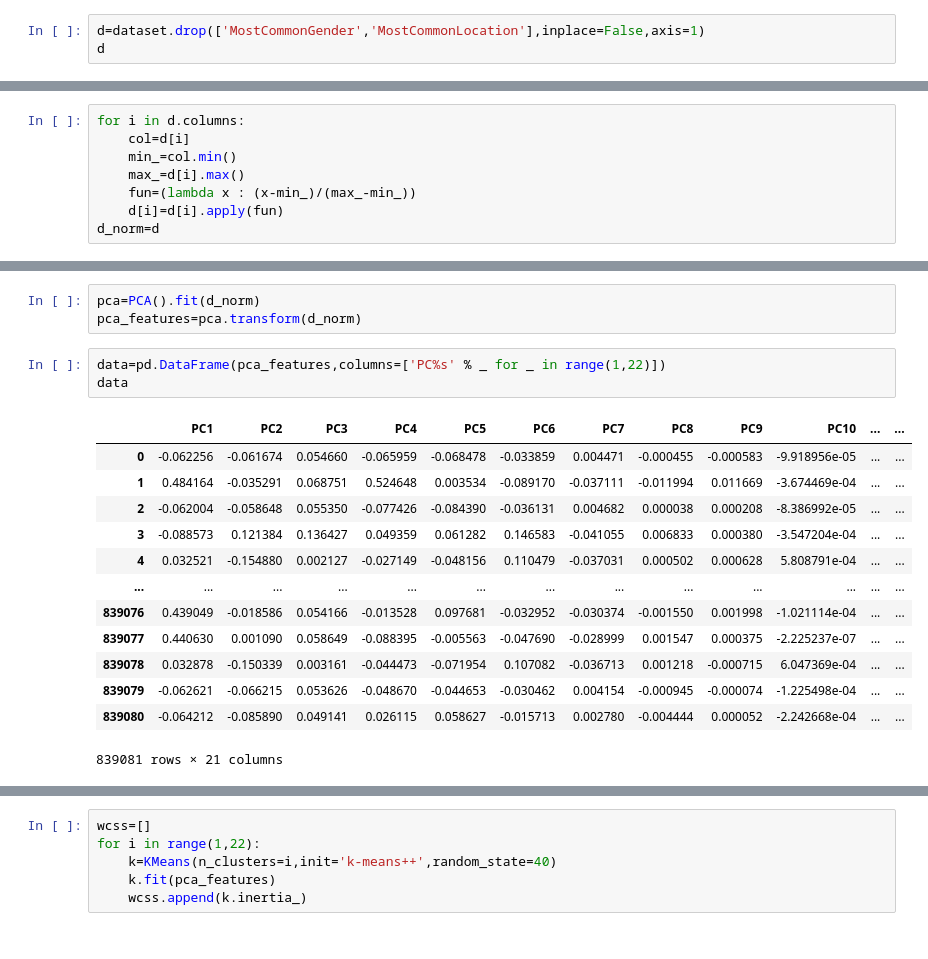
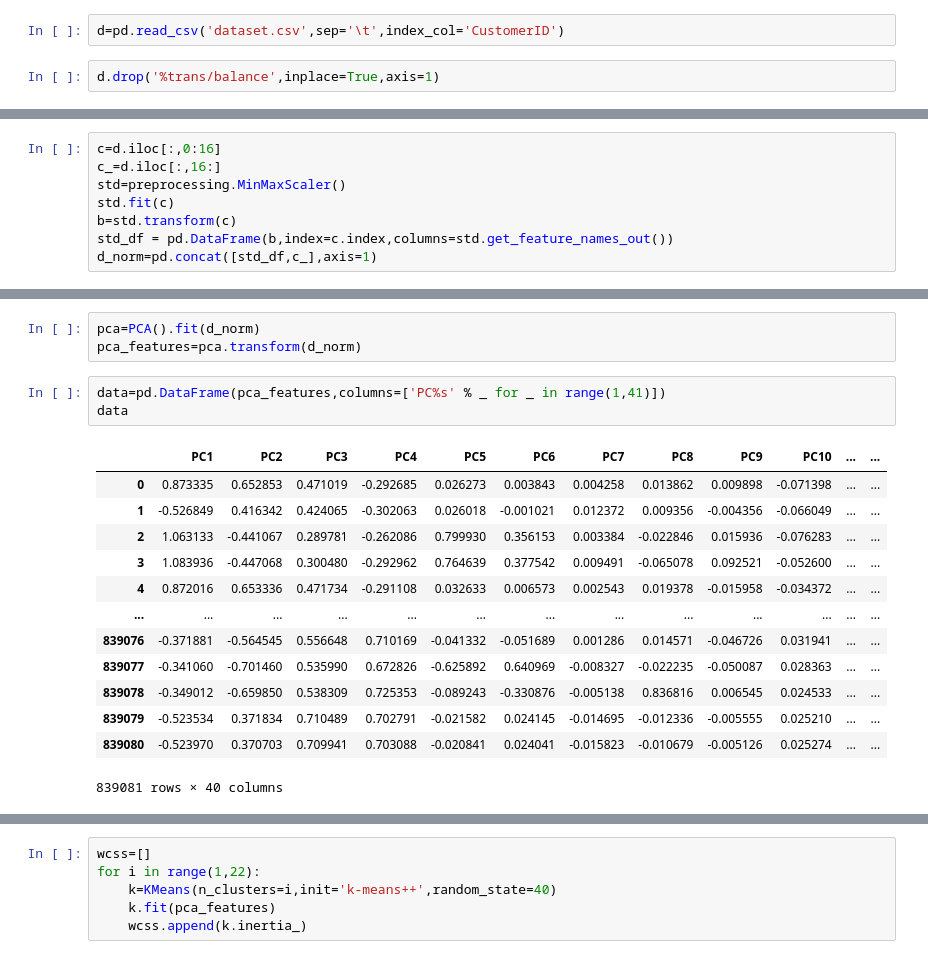
Before and after one commit to MattiaCastaldo/ADM-Homework-4, a Jupyter notebook: Mattia.ipynb, the cells around one changed output, grey strips where cells are left out. Saved outputs shown, nothing was run; the diff lists cells and outputs as text.

```diff
--- a/Mattia.ipynb
+++ b/Mattia.ipynb
@@ -294,3 +315,4 @@ array([[-0.40881364, -0.38266394],
+# %%
+d=pd.read_csv('dataset.csv',sep='\t',index_col='CustomerID')
 # %%
-d=dataset.drop(['MostCommonGender','MostCommonLocation'],inplace=False,axis=1)
-d
+d.drop('%trans/balance',inplace=True,axis=1)
@@ -312,8 +318,0 @@ d
-# %%
-for i in d.columns:
-    col=d[i]
-    min_=col.min()
-    max_=d[i].max()
-    fun=(lambda x : (x-min_)/(max_-min_))
-    d[i]=d[i].apply(fun)
-d_norm=d
@@ -337,0 +336,8 @@ d_normalized
+# %%
+c=d.iloc[:,0:16]
+c_=d.iloc[:,16:]
+std=preprocessing.MinMaxScaler()
+std.fit(c)
+b=std.transform(c)
+std_df = pd.DataFrame(b,index=c.index,columns=std.get_feature_names_out())
+d_norm=pd.concat([std_df,c_],axis=1)
@@ -339,20 +362,20 @@ d_normalized
 pca=PCA().fit(d_norm)
 pca_features=pca.transform(d_norm)
 # %%
-data=pd.DataFrame(pca_features,columns=['PC%s' % _ for _ in range(1,22)])
+data=pd.DataFrame(pca_features,columns=['PC%s' % _ for _ in range(1,41)])
 data
 # %% [output]
 |  | PC1 | PC2 | PC3 | PC4 | PC5 | PC6 | PC7 | PC8 | PC9 | PC10 | ... | ... |
-| 0 | -0.062256 | -0.061674 | 0.054660 | -0.065959 | -0.068478 | -0.033859 | 0.004471 | -0.000455 | -0.000583 | -9.918956e-05 | ... | ... |
-| 1 | 0.484164 | -0.035291 | 0.068751 | 0.524648 | 0.003534 | -0.089170 | -0.037111 | -0.011994 | 0.011669 | -3.674469e-04 | ... | ... |
-| 2 | -0.062004 | -0.058648 | 0.055350 | -0.077426 | -0.084390 | -0.036131 | 0.004682 | 0.000038 | 0.000208 | -8.386992e-05 | ... | ... |
-| 3 | -0.088573 | 0.121384 | 0.136427 | 0.049359 | 0.061282 | 0.146583 | -0.041055 | 0.006833 | 0.000380 | -3.547204e-04 | ... | ... |
-| 4 | 0.032521 | -0.154880 | 0.002127 | -0.027149 | -0.048156 | 0.110479 | -0.037031 | 0.000502 | 0.000628 | 5.808791e-04 | ... | ... |
+| 0 | 0.873335 | 0.652853 | 0.471019 | -0.292685 | 0.026273 | 0.003843 | 0.004258 | 0.013862 | 0.009898 | -0.071398 | ... | ... |
+| 1 | -0.526849 | 0.416342 | 0.424065 | -0.302063 | 0.026018 | -0.001021 | 0.012372 | 0.009356 | -0.004356 | -0.066049 | ... | ... |
+| 2 | 1.063133 | -0.441067 | 0.289781 | -0.262086 | 0.799930 | 0.356153 | 0.003384 | -0.022846 | 0.015936 | -0.076283 | ... | ... |
+| 3 | 1.083936 | -0.447068 | 0.300480 | -0.292962 | 0.764639 | 0.377542 | 0.009491 | -0.065078 | 0.092521 | -0.052600 | ... | ... |
+| 4 | 0.872016 | 0.653336 | 0.471734 | -0.291108 | 0.032633 | 0.006573 | 0.002543 | 0.019378 | -0.015958 | -0.034372 | ... | ... |
 | ... | ... | ... | ... | ... | ... | ... | ... | ... | ... | ... | ... | ... |
-| 839076 | 0.439049 | -0.018586 | 0.054166 | -0.013528 | 0.097681 | -0.032952 | -0.030374 | -0.001550 | 0.001998 | -1.021114e-04 | ... | ... |
-| 839077 | 0.440630 | 0.001090 | 0.058649 | -0.088395 | -0.005563 | -0.047690 | -0.028999 | 0.001547 | 0.000375 | -2.225237e-07 | ... | ... |
-| 839078 | 0.032878 | -0.150339 | 0.003161 | -0.044473 | -0.071954 | 0.107082 | -0.036713 | 0.001218 | -0.000715 | 6.047369e-04 | ... | ... |
-| 839079 | -0.062621 | -0.066215 | 0.053626 | -0.048670 | -0.044653 | -0.030462 | 0.004154 | -0.000945 | -0.000074 | -1.225498e-04 | ... | ... |
-| 839080 | -0.064212 | -0.085890 | 0.049141 | 0.026115 | 0.058627 | -0.015713 | 0.002780 | -0.004444 | 0.000052 | -2.242668e-04 | ... | ... |
+| 839076 | -0.371881 | -0.564545 | 0.556648 | 0.710169 | -0.041332 | -0.051689 | 0.001286 | 0.014571 | -0.046726 | 0.031941 | ... | ... |
+| 839077 | -0.341060 | -0.701460 | 0.535990 | 0.672826 | -0.625892 | 0.640969 | -0.008327 | -0.022235 | -0.050087 | 0.028363 | ... | ... |
+| 839078 | -0.349012 | -0.659850 | 0.538309 | 0.725353 | -0.089243 | -0.330876 | -0.005138 | 0.836816 | 0.006545 | 0.024533 | ... | ... |
+| 839079 | -0.523534 | 0.371834 | 0.710489 | 0.702791 | -0.021582 | 0.024145 | -0.014695 | -0.012336 | -0.005555 | 0.025210 | ... | ... |
+| 839080 | -0.523970 | 0.370703 | 0.709941 | 0.703088 | -0.020841 | 0.024041 | -0.015823 | -0.010679 | -0.005126 | 0.025274 | ... | ... |
-839081 rows × 21 columns
+839081 rows × 40 columns
 # %%
```
Also changed, not shown: parts of 58 cells of this notebook.
